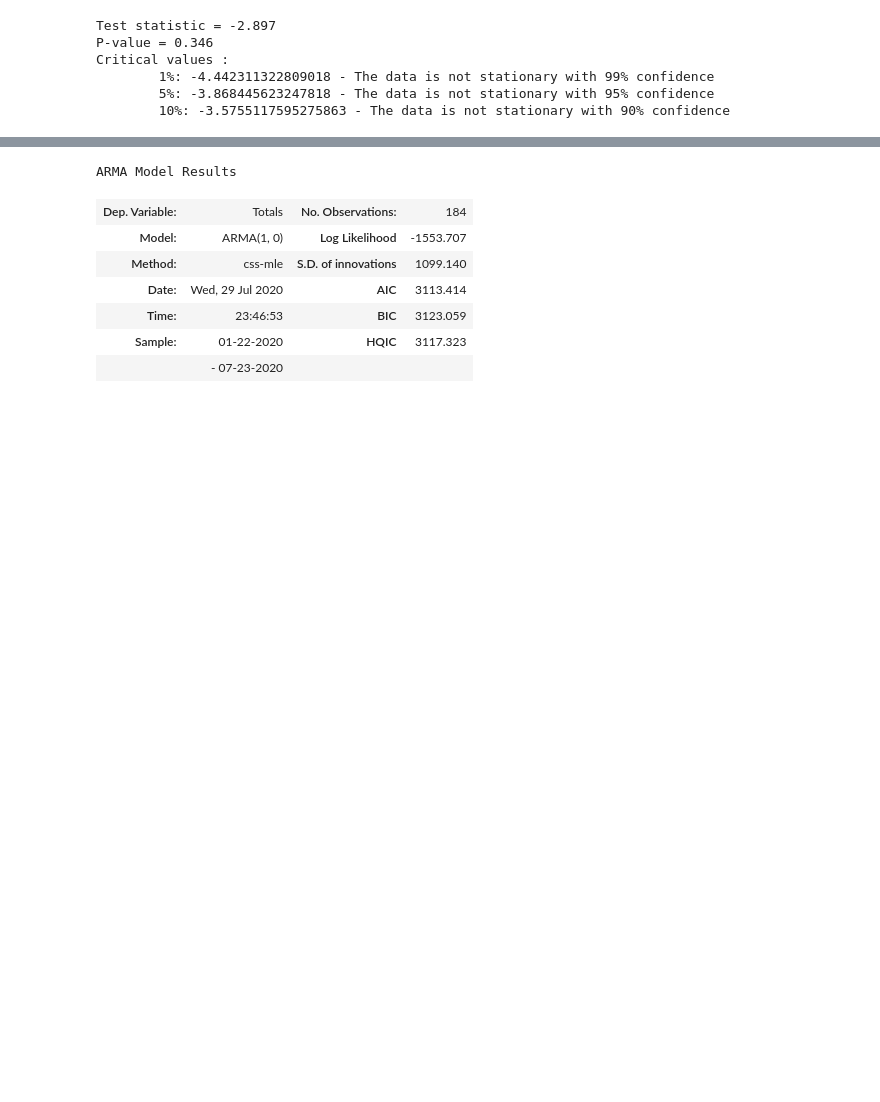
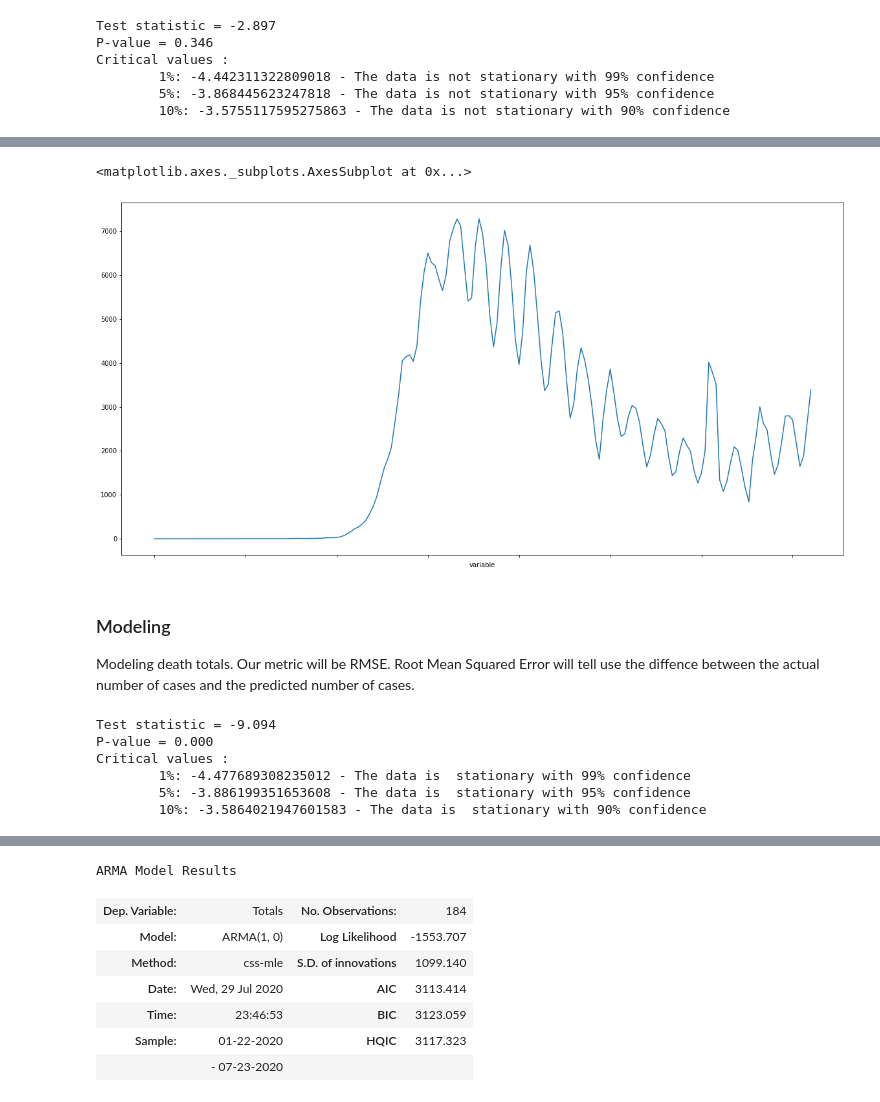
Before and after one commit to GabeSArn/time_series, a Jupyter notebook: index_ga.ipynb, the cells around one changed output, grey strips where cells are left out. Cells and saved outputs as stored; diff of their text form; code cells hidden in the pictures; blank space fills up the shorter version.

Commit message:
Pre-Lunch Commit. Rough draft of readme nearly competed. Testing to see if it will Render on GitHub page. Still tweaking models and refactoring code.

```diff
--- a/index_ga.ipynb
+++ b/index_ga.ipynb
@@ -234,0 +210,9 @@ Roots
+# %%
+three_times_dif[3:].plot(figsize=(20,10))
+# %% [output]
+<matplotlib.axes._subplots.AxesSubplot at 0x...>
+[figure, added]
+# %% [markdown]
+### Modeling
+
+<p> Modeling death totals. Our metric will be RMSE. Root Mean Squared Error will tell use the diffence between the actual number of cases and the predicted number of cases. </p>
@@ -234,0 +227,9 @@ Roots
+# %%
+dickey_fuller_test(training_set)
+# %% [output]
+Test statistic = -9.094
+P-value = 0.000
+Critical values :
+        1%: -4.477689308235012 - The data is  stationary with 99% confidence
+        5%: -3.886199351653608 - The data is  stationary with 95% confidence
+        10%: -3.5864021947601583 - The data is  stationary with 90% confidence
```
Also changed, not shown: parts of 40 cells of this notebook, 2 other files.
